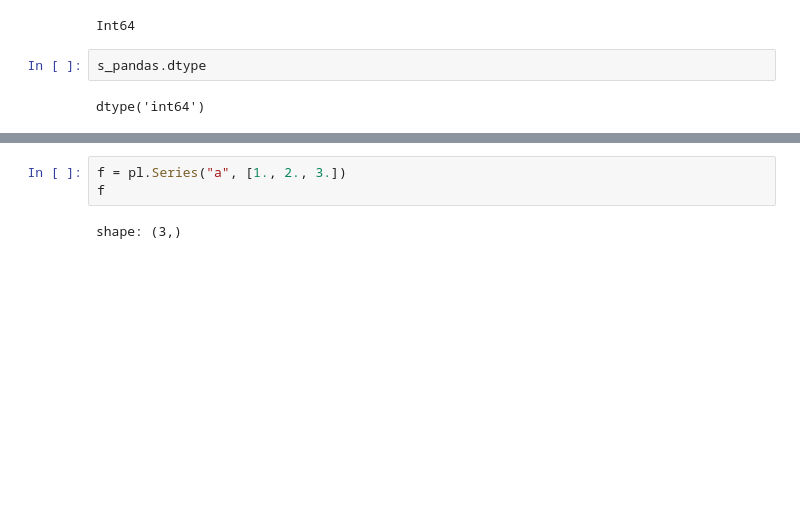
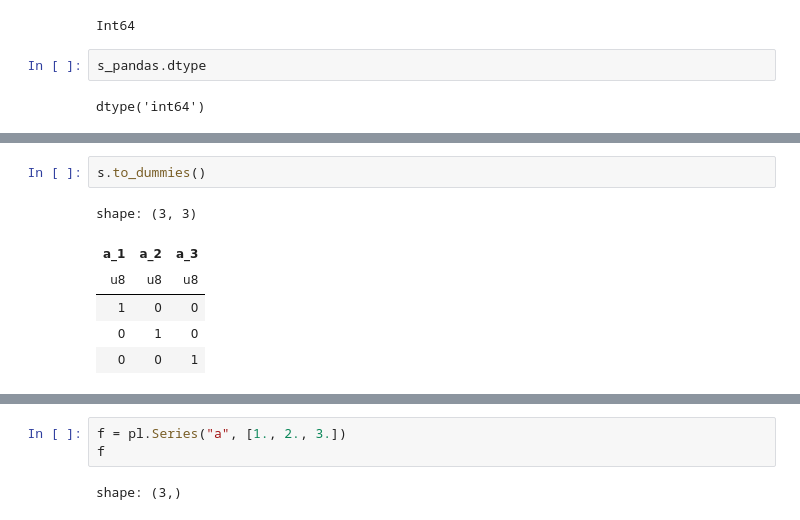
Before and after one commit to johnros/polars_demo, a Jupyter notebook: polars_to_preview.ipynb, the cells around one changed output, grey strips where cells are left out. Drawn from its saved outputs; the diff is of its cells as text; blank space fills up the shorter version.

```diff
--- a/polars_to_preview.ipynb
+++ b/polars_to_preview.ipynb
@@ -345,0 +427,9 @@ dtype('int64')
+# %%
+s.to_dummies()
+# %% [output]
+shape: (3, 3)
+| a_1 | a_2 | a_3 |
+| u8 | u8 | u8 |
+| 1 | 0 | 0 |
+| 0 | 1 | 0 |
+| 0 | 0 | 1 |
```
Also changed, not shown: parts of 80 cells of this notebook, 1 other file.
